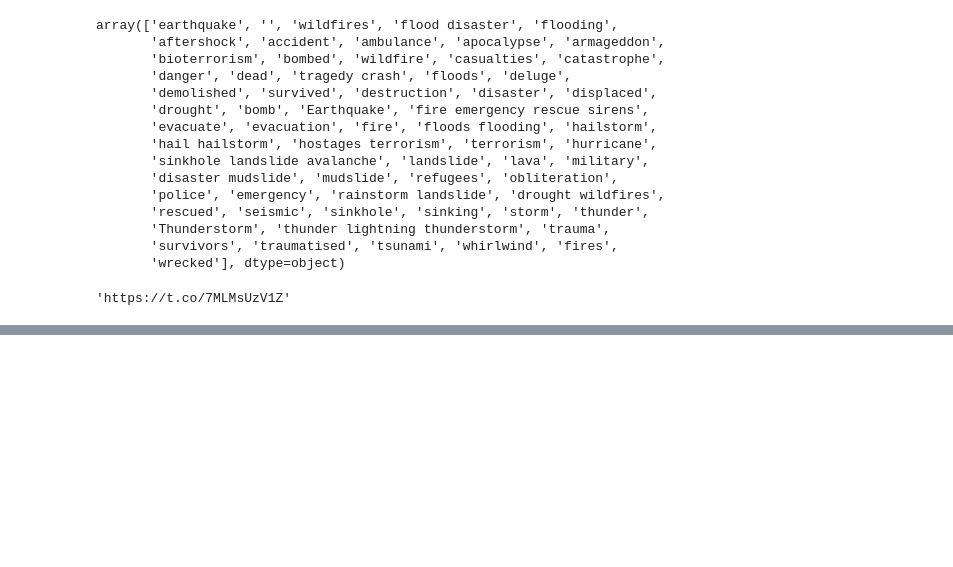
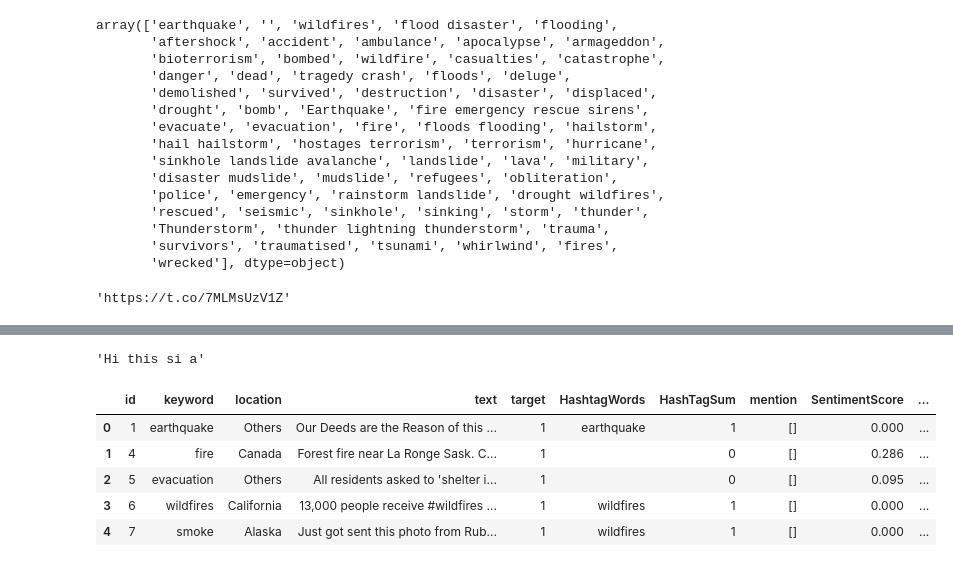
Before and after one commit to Akb-25/Natural-Disaster-Prediction-Kaggle, a Jupyter notebook: work.ipynb, the cells around one changed output, grey strips where cells are left out. Saved outputs shown, nothing was run; the diff lists cells and outputs as text; code cells hidden in the pictures; blank space fills up the shorter version.

```diff
--- a/work.ipynb
+++ b/work.ipynb
@@ -452,0 +458,23 @@ train.sample(10)
+# %%
+def clean_text(text):
+    pattern1=r"https?://t\.co/\S+"
+    pattern2=r"\d+"
+    pattern3=r"@\w+"
+    text=re.sub(pattern1,"",text)
+    text=re.sub(pattern2,"",text)
+    text=re.sub(pattern3,"",text)
+    return text.strip()
+clean_text("Hi this si a https://t.co/7MLMsUzV1Z 8980098 @return")
+# %% [output]
+'Hi this si a'
+# %%
+train["cleaned_text"]=train["text"].apply(clean_text)
+# %%
+train.head()
+# %% [output]
+|  | id | keyword | location | text | target | HashtagWords | HashTagSum | mention | SentimentScore | ... |
+| 0 | 1 | earthquake | Others | Our Deeds are the Reason of this ... | 1 | earthquake | 1 | [] | 0.000 | ... |
+| 1 | 4 | fire | Canada | Forest fire near La Ronge Sask. C... | 1 |  | 0 | [] | 0.286 | ... |
+| 2 | 5 | evacuation | Others | All residents asked to 'shelter i... | 1 |  | 0 | [] | 0.095 | ... |
+| 3 | 6 | wildfires | California | 13,000 people receive #wildfires ... | 1 | wildfires | 1 | [] | 0.000 | ... |
+| 4 | 7 | smoke | Alaska | Just got sent this photo from Rub... | 1 | wildfires | 1 | [] | 0.000 | ... |
```
Also changed, not shown: parts of 7 cells of this notebook.
